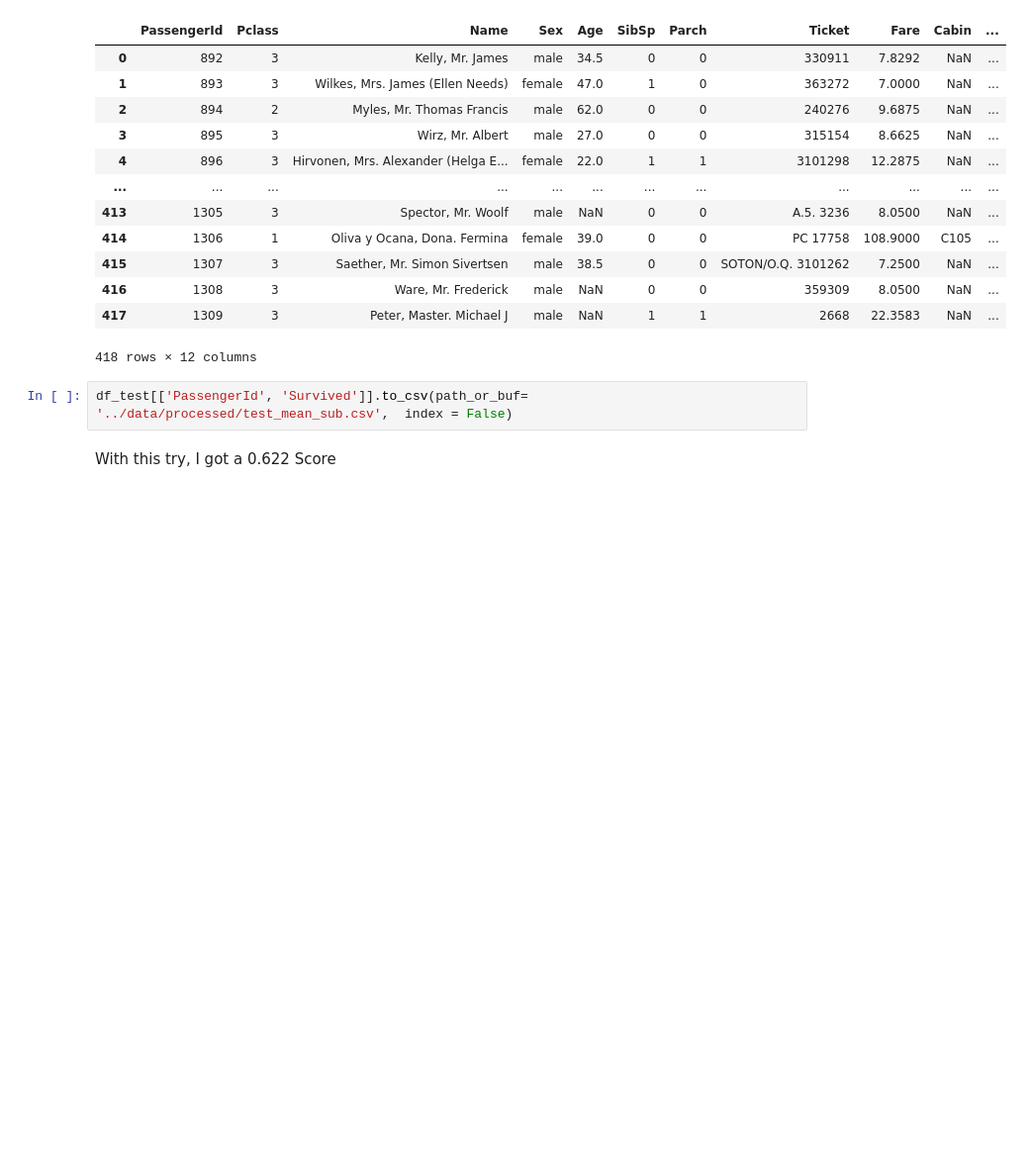
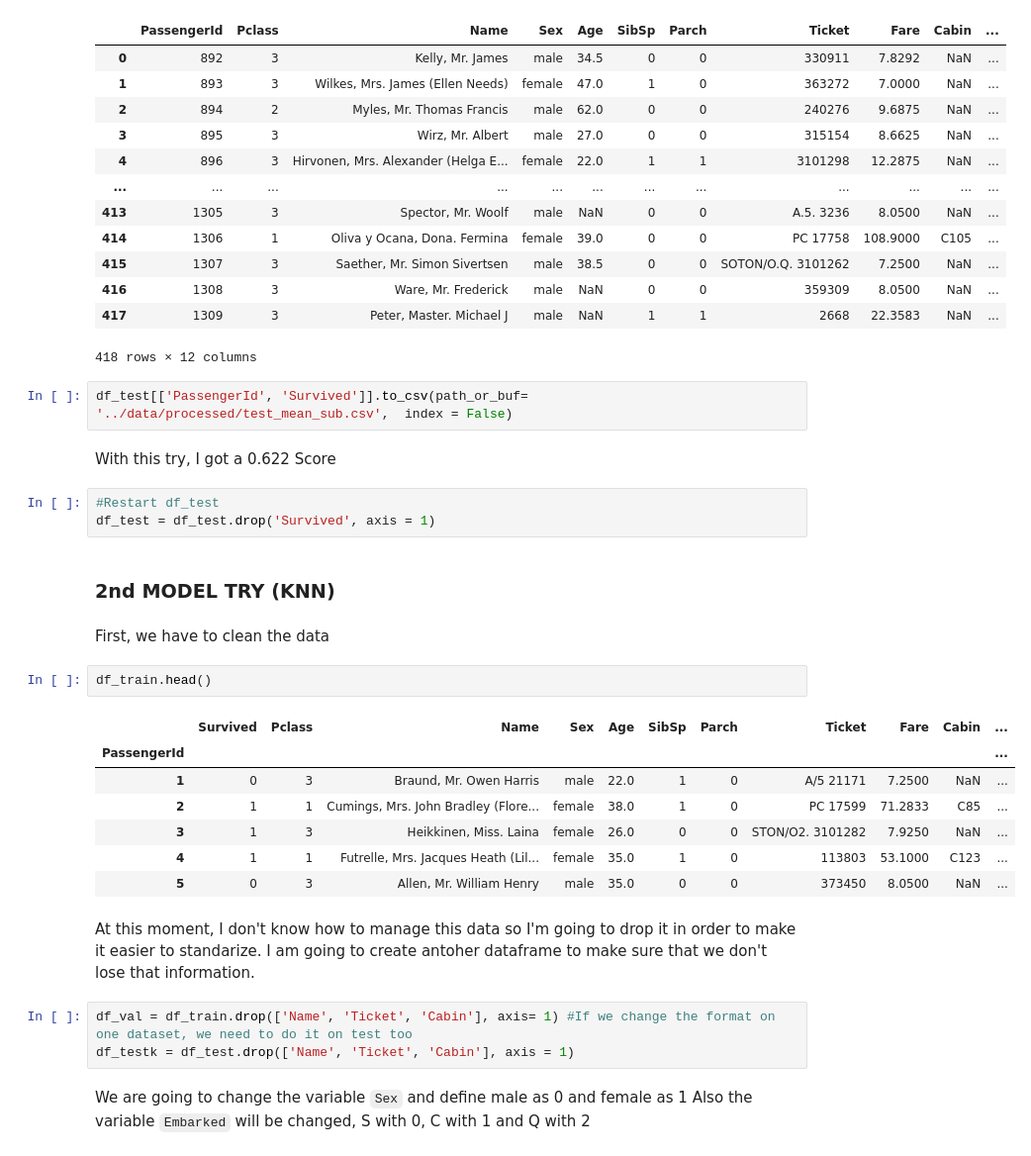
Before and after one commit to RafaelTakata0105/titanic_competition, a Jupyter notebook: notebooks/titanic.ipynb, the cells around one changed output. Shown at 99% size. Drawn from its saved outputs; the diff is of its cells as text; blank space fills up the shorter version.

```diff
--- a/notebooks/titanic.ipynb
+++ b/notebooks/titanic.ipynb
@@ -42,3 +53,28 @@ df_test
 df_test[['PassengerId', 'Survived']].to_csv(path_or_buf= '../data/processed/test_mean_sub.csv',  index = False)
 # %% [markdown]
 With this try, I got a 0.622 Score
+# %%
+#Restart df_test
+df_test = df_test.drop('Survived', axis = 1)
+# %% [markdown]
+### 2nd MODEL TRY (KNN)
+# %% [markdown]
+First, we have to clean the data
+# %%
+df_train.head()
+# %% [output]
+|  | Survived | Pclass | Name | Sex | Age | SibSp | Parch | Ticket | Fare | Cabin | ... |
+| PassengerId |  |  |  |  |  |  |  |  |  |  | ... |
+| 1 | 0 | 3 | Braund, Mr. Owen Harris | male | 22.0 | 1 | 0 | A/5 21171 | 7.2500 | NaN | ... |
+| 2 | 1 | 1 | Cumings, Mrs. John Bradley (Flore... | female | 38.0 | 1 | 0 | PC 17599 | 71.2833 | C85 | ... |
+| 3 | 1 | 3 | Heikkinen, Miss. Laina | female | 26.0 | 0 | 0 | STON/O2. 3101282 | 7.9250 | NaN | ... |
+| 4 | 1 | 1 | Futrelle, Mrs. Jacques Heath (Lil... | female | 35.0 | 1 | 0 | 113803 | 53.1000 | C123 | ... |
+| 5 | 0 | 3 | Allen, Mr. William Henry | male | 35.0 | 0 | 0 | 373450 | 8.0500 | NaN | ... |
+# %% [markdown]
+At this moment, I don't know how to manage this data so I'm going to drop it in order to make it easier to standarize. I am going to create antoher dataframe to make sure that we don't lose that information.
+# %%
+df_val = df_train.drop(['Name', 'Ticket', 'Cabin'], axis= 1) #If we change the format on one dataset, we need to do it on test too
+df_testk = df_test.drop(['Name', 'Ticket', 'Cabin'], axis = 1)
+# %% [markdown]
+We are going to change the variable `Sex` and define male as 0 and female as 1
+Also the variable `Embarked` will be changed, S with 0, C with 1 and Q with 2
```
Also changed, not shown: parts of 42 cells of this notebook.
